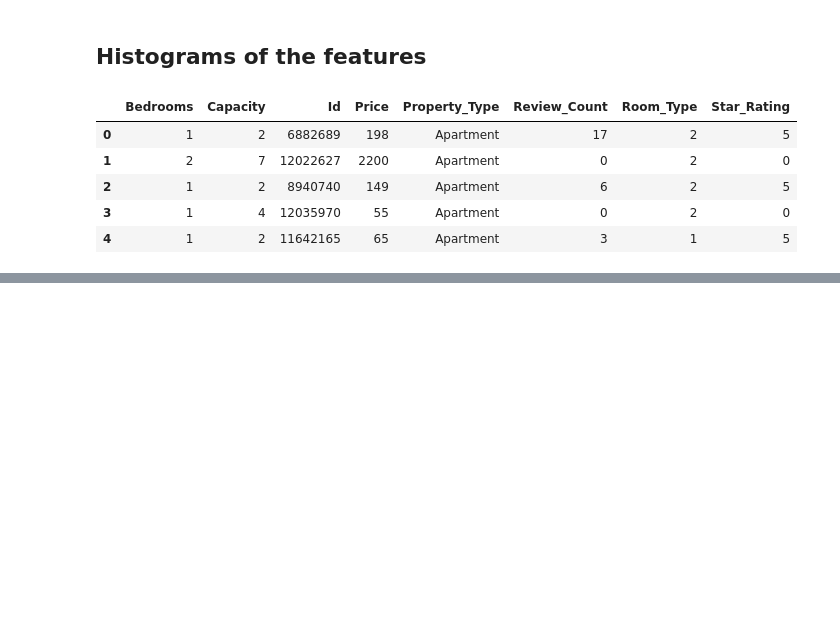
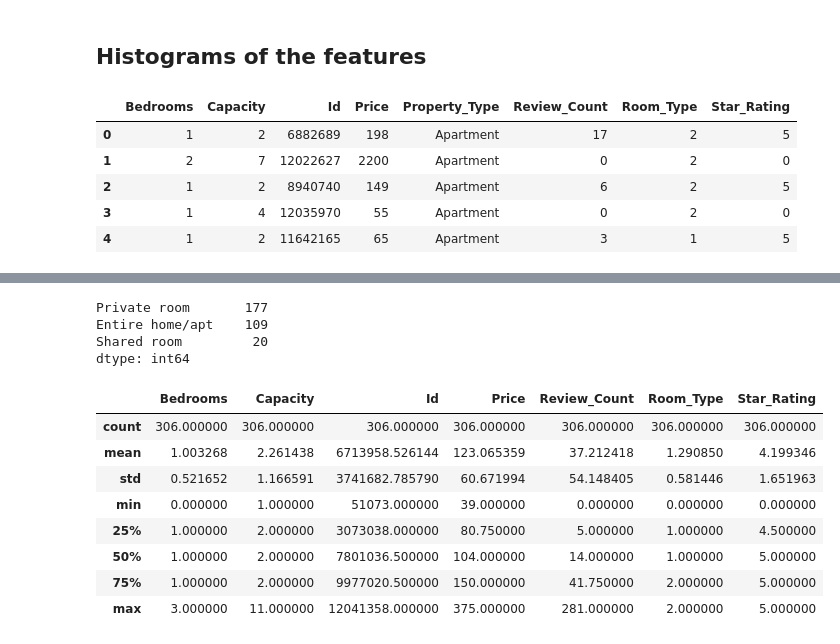
Before and after one commit to peacing/bkds-datachallenge-singman-paul, a Jupyter notebook: case-study-explore.ipynb, the cells around one changed output, grey strips where cells are left out. Saved outputs shown, nothing was run; the diff lists cells and outputs as text; code cells hidden in the pictures; blank space fills up the shorter version.

```diff
--- a/case-study-explore.ipynb
+++ b/case-study-explore.ipynb
@@ -330,0 +358,7 @@ save_df(ny_df, 'processed_ny_df.csv')
+# %%
+sf_df.Room_Type.value_counts()
+# %% [output]
+Private room       177
+Entire home/apt    109
+Shared room         20
+dtype: int64
@@ -330,0 +367,12 @@ save_df(ny_df, 'processed_ny_df.csv')
+# %%
+sf_df.describe()
+# %% [output]
+|  | Bedrooms | Capacity | Id | Price | Review_Count | Room_Type | Star_Rating |
+| count | 306.000000 | 306.000000 | 306.000000 | 306.000000 | 306.000000 | 306.000000 | 306.000000 |
+| mean | 1.003268 | 2.261438 | 6713958.526144 | 123.065359 | 37.212418 | 1.290850 | 4.199346 |
+| std | 0.521652 | 1.166591 | 3741682.785790 | 60.671994 | 54.148405 | 0.581446 | 1.651963 |
+| min | 0.000000 | 1.000000 | 51073.000000 | 39.000000 | 0.000000 | 0.000000 | 0.000000 |
+| 25% | 1.000000 | 2.000000 | 3073038.000000 | 80.750000 | 5.000000 | 1.000000 | 4.500000 |
+| 50% | 1.000000 | 2.000000 | 7801036.500000 | 104.000000 | 14.000000 | 1.000000 | 5.000000 |
+| 75% | 1.000000 | 2.000000 | 9977020.500000 | 150.000000 | 41.750000 | 2.000000 | 5.000000 |
+| max | 3.000000 | 11.000000 | 12041358.000000 | 375.000000 | 281.000000 | 2.000000 | 5.000000 |
```
Also changed, not shown: parts of 12 cells of this notebook.
